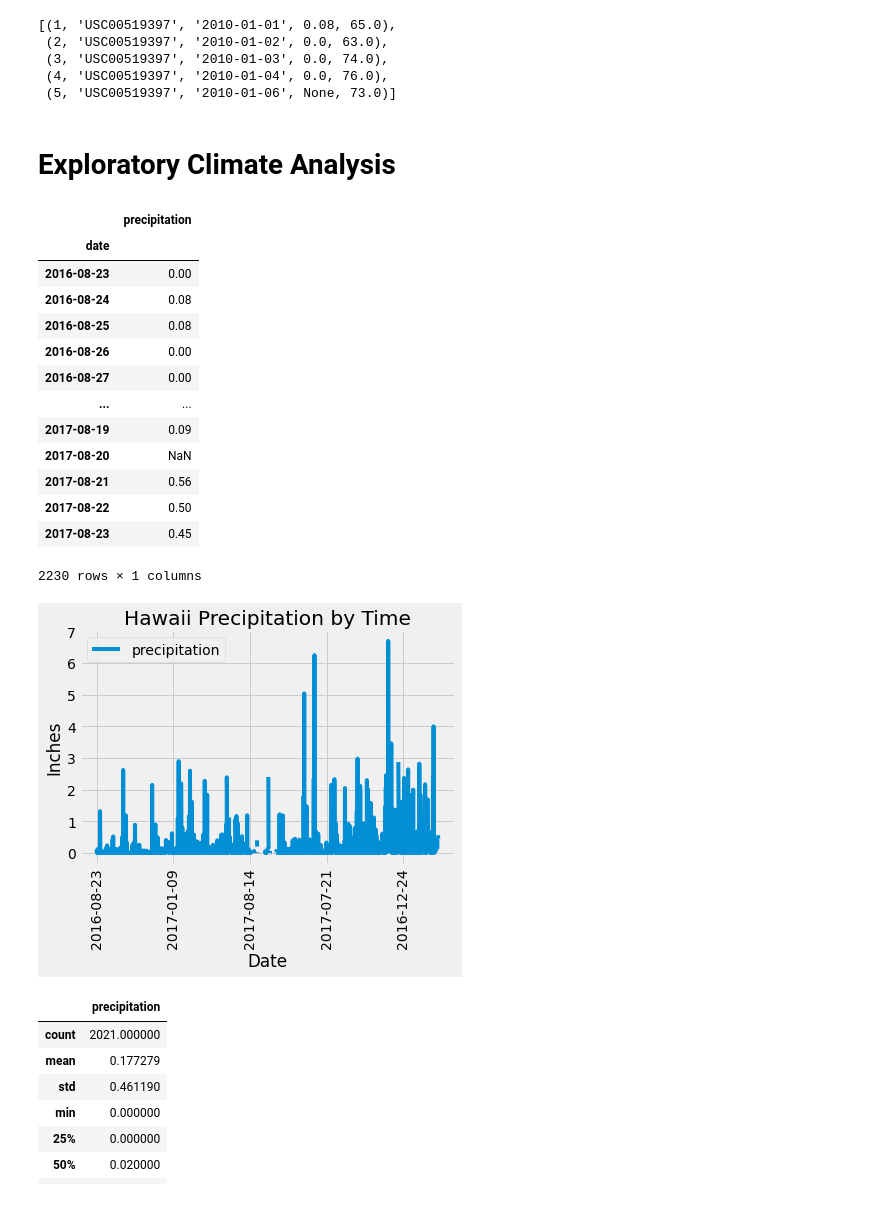
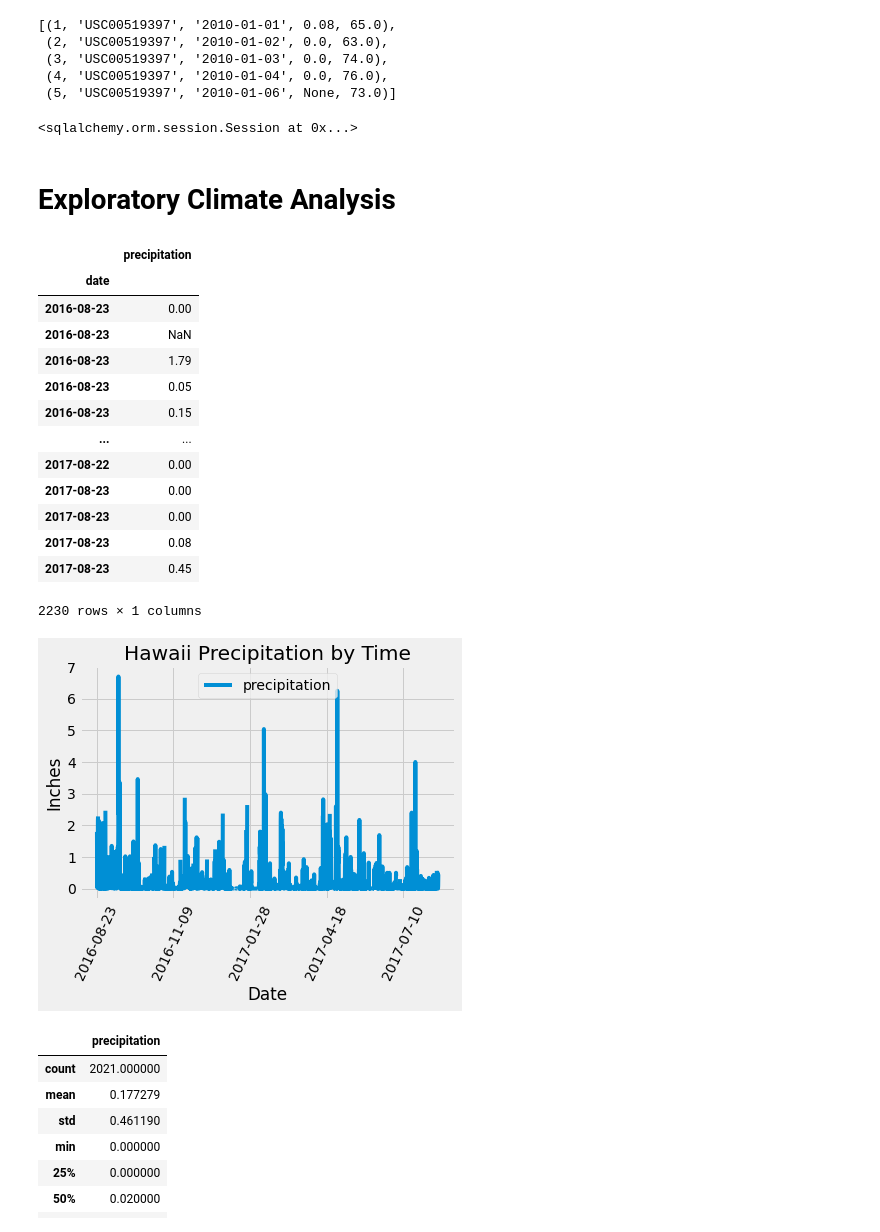
Before and after one commit to JohnMowry77/sqlalchemy-challenge, a Jupyter notebook: climate_starter_use_me.ipynb, the cells around one changed output. Cells and saved outputs as stored; diff of their text form; code cells hidden in the pictures.

Commit message:
precp chart update

```diff
--- a/climate_starter_use_me.ipynb
+++ b/climate_starter_use_me.ipynb
@@ -57,7 +57,10 @@ engine.execute('SELECT * FROM measurement LIMIT 5').fetchall()
  (5, 'USC00519397', '2010-01-06', None, 73.0)]
 # %%
 # Create our session (link) from Python to the DB
-session = Session(engine)
+session = Session(engine) #connecting to db
+session
+# %% [output]
+<sqlalchemy.orm.session.Session at 0x...>
 # %% [markdown]
 # Exploratory Climate Analysis
 # %%
@@ -66,7 +69,7 @@ last_date=session.query(Measurement.date).order_by(Measurement.date.desc()).firs
 last_date #2017-08-23 # ISO Format
 
 # Calculate the date 1 year ago from the last data point in the database
-## REVIEW THE DATE IS OFF
+
 year_ago=dt.date(2017,8,23)-dt.timedelta(days=365)
 year_ago
 
@@ -82,7 +85,7 @@ df=pd.DataFrame(results)
 df_one=df.set_index('date')
 
 # Sort the dataframe by date
-df_one.sort_index()
+df_one=df_one.sort_index()
 
 # rename prcp to precipitation:
 
@@ -93,28 +96,28 @@ df_one
 |  | precipitation |
 | date |  |
 | 2016-08-23 | 0.00 |
-| 2016-08-24 | 0.08 |
-| 2016-08-25 | 0.08 |
-| 2016-08-26 | 0.00 |
-| 2016-08-27 | 0.00 |
+| 2016-08-23 | NaN |
+| 2016-08-23 | 1.79 |
+| 2016-08-23 | 0.05 |
+| 2016-08-23 | 0.15 |
 | ... | ... |
-| 2017-08-19 | 0.09 |
-| 2017-08-20 | NaN |
-| 2017-08-21 | 0.56 |
-| 2017-08-22 | 0.50 |
+| 2017-08-22 | 0.00 |
+| 2017-08-23 | 0.00 |
+| 2017-08-23 | 0.00 |
+| 2017-08-23 | 0.08 |
 | 2017-08-23 | 0.45 |
 2230 rows × 1 columns
 # %%
 # Use Pandas Plotting with Matplotlib to plot the data
 df_one.plot(y='precipitation')
 plt.xlabel('Date')
-plt.xticks(rotation=90)
+plt.xticks(rotation=65)
 plt.ylabel('Inches')
 plt.title("Hawaii Precipitation by Time")
 #plt.legend("precipitation", loc=2)
 plt.savefig('Precipiation.png')
 # %% [output]
-[figure, old version]
+[figure, new version]
 # %%
 # Use Pandas to calcualte the summary statistics for the precipitation date
 df_one.describe()
```
Also changed, not shown: parts of 6 cells of this notebook, 1 other file.
